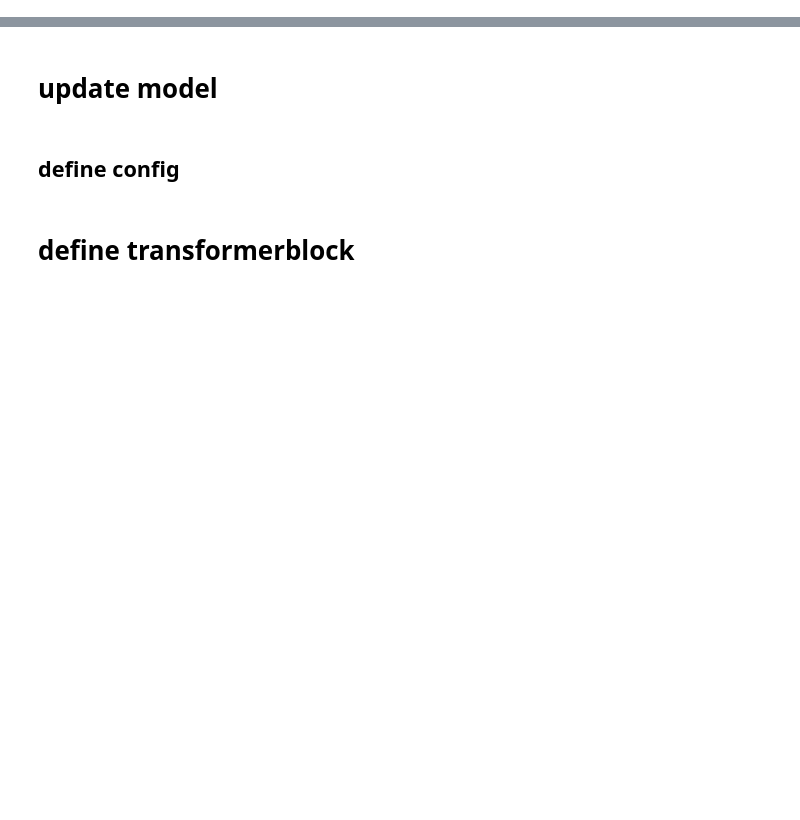
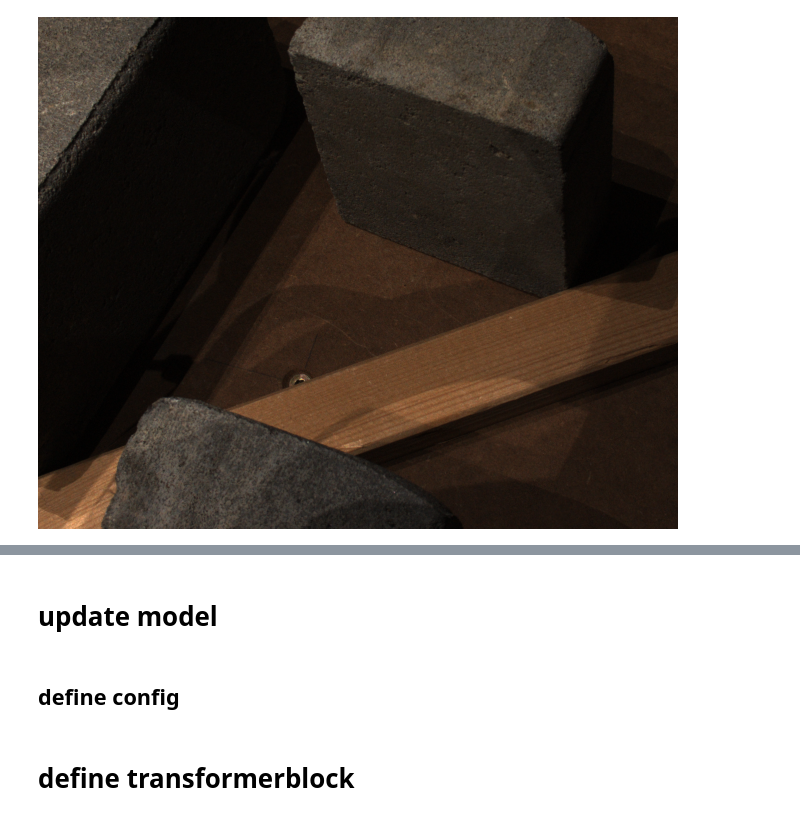
Before and after one commit to zhangchi233/final_thesis, a Jupyter notebook: ViewDiff/viewdiff/test.ipynb, the cells around one changed output, grey strips where cells are left out. Cells and saved outputs as stored; diff of their text form; code cells hidden in the pictures; blank space fills up the shorter version.

```diff
--- a/ViewDiff/viewdiff/test.ipynb
+++ b/ViewDiff/viewdiff/test.ipynb
@@ -8,3 +8,20 @@ for line in output.splitlines():
     if '=' in line:
         var, value = line.split('=', 1)
         os.environ[var] = value
+# %%
+import PIL
+import requests
+import torch
+from diffusers import StableDiffusionInstructPix2PixPipeline, EulerAncestralDiscreteScheduler
+
+model_id = "timbrooks/instruct-pix2pix"
+pipe = StableDiffusionInstructPix2PixPipeline.from_pretrained(model_id, torch_dtype=torch.float16, safety_checker=None)
+pipe.to("cuda")
+pipe.scheduler = EulerAncestralDiscreteScheduler.from_config(pipe.scheduler.config)
+
+
+image = PIL.Image.open("/workspace/mvs_training/dtu/Rectified/scan126_train/rect_001_0_r5000.png")
+# %%
+image
+# %% [output]
+[figure, added]
```
Also changed, not shown: parts of 1 cell of this notebook, 7 other files.
